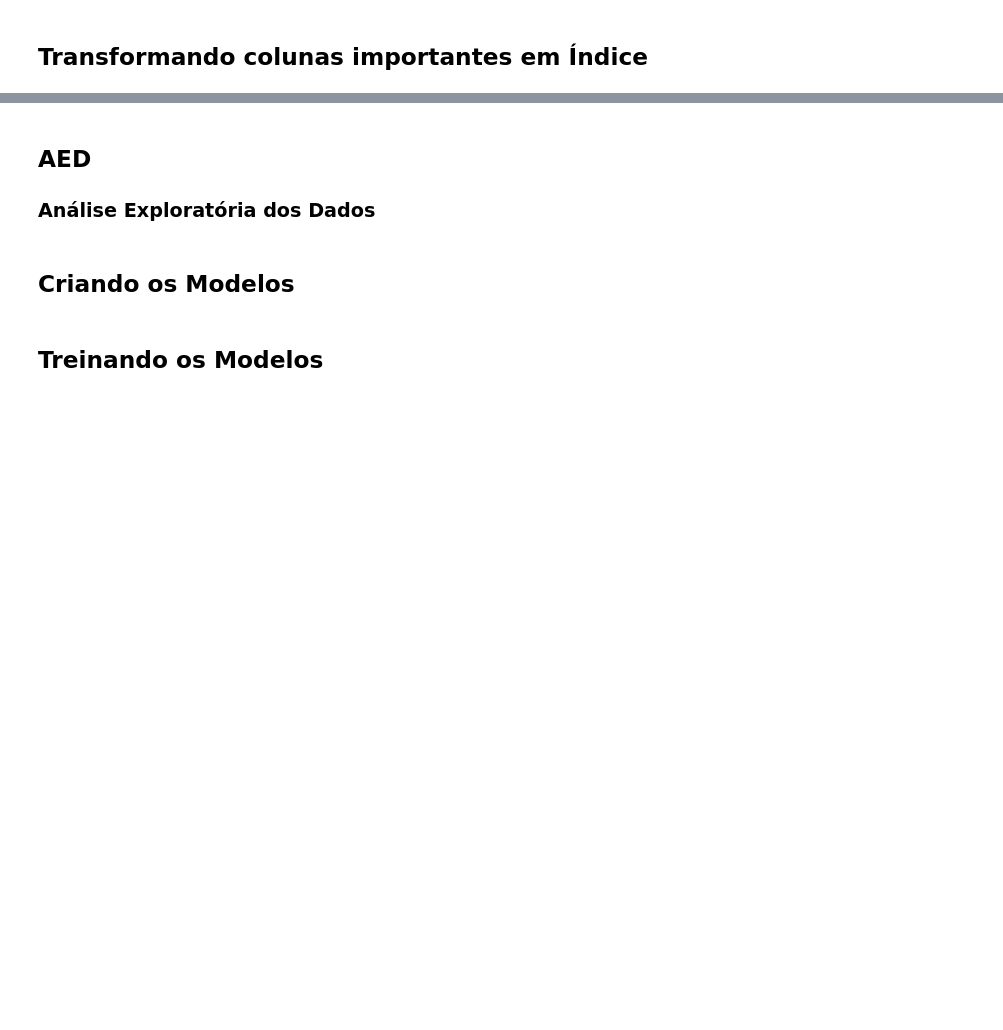
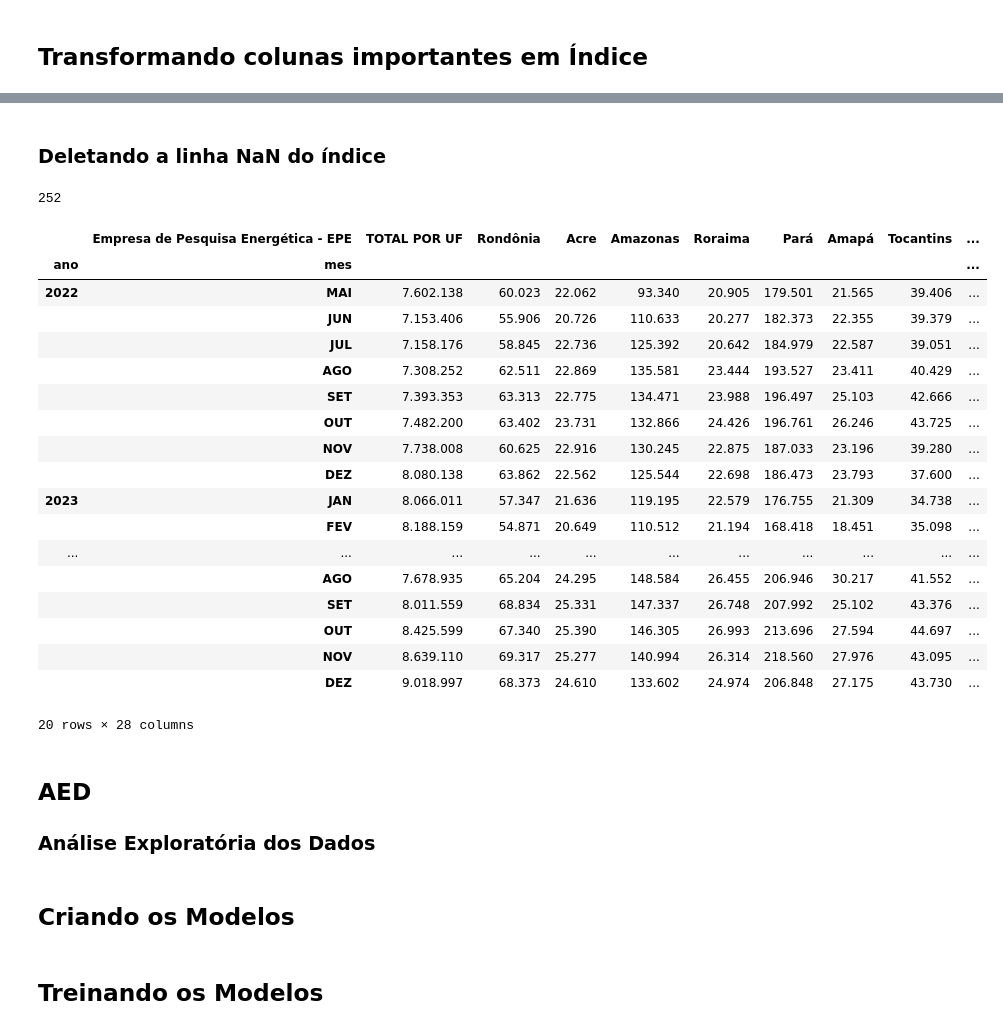
Before and after one commit to PET-Controle-e-Automacao-UESC/contas_de_energia, a Jupyter notebook: src/main.ipynb, the cells around one changed output, grey strips where cells are left out. Drawn from its saved outputs; the diff is of its cells as text; code cells hidden in the pictures; blank space fills up the shorter version.

```diff
--- a/src/main.ipynb
+++ b/src/main.ipynb
@@ -97,0 +173,8 @@ df_residencial_transposto.sample(10)
+# %%
+columns_to_rename = {
+    "new_name2" : "ano",
+    "new_name3" : "mes"
+}
+
+df_residencial_transposto.rename(mapper = columns_to_rename, axis = "columns", inplace = True)
+df_residencial_transposto.head(5)
@@ -98,3 +191,5 @@ df_residencial_transposto.sample(10)
+# %%
+df_residencial_transposto["ano"] = df_residencial_transposto["ano"].ffill()
 # %% [markdown]
 ## Transformando colunas importantes em Índice
 # %%
@@ -106,6 +216,7 @@ df_residencial_transposto.columns
 # %%
 df_residencial_transposto.reset_index(inplace = True)
-df_residencial_transposto["new_name2"] = df_residencial_transposto["new_name2"].astype("str")
-df_residencial_transposto["new_name3"] = df_residencial_transposto["new_name3"].astype("str")
-df_residencial_transposto.set_index(["new_name2", "new_name3"], inplace = True)
+df_residencial_transposto["ano"] = df_residencial_transposto["ano"].astype("str")
+df_residencial_transposto["mes"] = df_residencial_transposto["mes"].astype("str")
+df_residencial_transposto.set_index(["ano", "mes"], inplace = True)
+df_residencial_transposto.drop(columns = ["index"], axis = "columns", inplace = True)
 # %%
@@ -113,3 +239,32 @@ df_residencial_transposto
+# %% [markdown]
+### Deletando a linha NaN do índice
+# %%
+df_residencial_transposto.shape[0]
+# %% [output]
+252
+# %%
+df_residencial_processed = df_residencial_transposto.iloc[ : df_residencial_transposto.shape[0] - 12, :]
+df_residencial_processed.tail(20)
+# %% [output]
+|  | Empresa de Pesquisa Energética - EPE | TOTAL POR UF | Rondônia | Acre | Amazonas | Roraima | Pará | Amapá | Tocantins | ... |
+| ano | mes |  |  |  |  |  |  |  |  | ... |
+| 2022 | MAI | 7.602.138 | 60.023 | 22.062 | 93.340 | 20.905 | 179.501 | 21.565 | 39.406 | ... |
+|  | JUN | 7.153.406 | 55.906 | 20.726 | 110.633 | 20.277 | 182.373 | 22.355 | 39.379 | ... |
+|  | JUL | 7.158.176 | 58.845 | 22.736 | 125.392 | 20.642 | 184.979 | 22.587 | 39.051 | ... |
+|  | AGO | 7.308.252 | 62.511 | 22.869 | 135.581 | 23.444 | 193.527 | 23.411 | 40.429 | ... |
+|  | SET | 7.393.353 | 63.313 | 22.775 | 134.471 | 23.988 | 196.497 | 25.103 | 42.666 | ... |
+|  | OUT | 7.482.200 | 63.402 | 23.731 | 132.866 | 24.426 | 196.761 | 26.246 | 43.725 | ... |
+|  | NOV | 7.738.008 | 60.625 | 22.916 | 130.245 | 22.875 | 187.033 | 23.196 | 39.280 | ... |
+|  | DEZ | 8.080.138 | 63.862 | 22.562 | 125.544 | 22.698 | 186.473 | 23.793 | 37.600 | ... |
+| 2023 | JAN | 8.066.011 | 57.347 | 21.636 | 119.195 | 22.579 | 176.755 | 21.309 | 34.738 | ... |
+|  | FEV | 8.188.159 | 54.871 | 20.649 | 110.512 | 21.194 | 168.418 | 18.451 | 35.098 | ... |
+| ... | ... | ... | ... | ... | ... | ... | ... | ... | ... | ... |
+|  | AGO | 7.678.935 | 65.204 | 24.295 | 148.584 | 26.455 | 206.946 | 30.217 | 41.552 | ... |
+|  | SET | 8.011.559 | 68.834 | 25.331 | 147.337 | 26.748 | 207.992 | 25.102 | 43.376 | ... |
+|  | OUT | 8.425.599 | 67.340 | 25.390 | 146.305 | 26.993 | 213.696 | 27.594 | 44.697 | ... |
+|  | NOV | 8.639.110 | 69.317 | 25.277 | 140.994 | 26.314 | 218.560 | 27.976 | 43.095 | ... |
+|  | DEZ | 9.018.997 | 68.373 | 24.610 | 133.602 | 24.974 | 206.848 | 27.175 | 43.730 | ... |
+20 rows × 28 columns
 # %% [markdown]
 ## AED
 ### Análise Exploratória dos Dados
```
Also changed, not shown: parts of 13 cells of this notebook, 8 other files.
